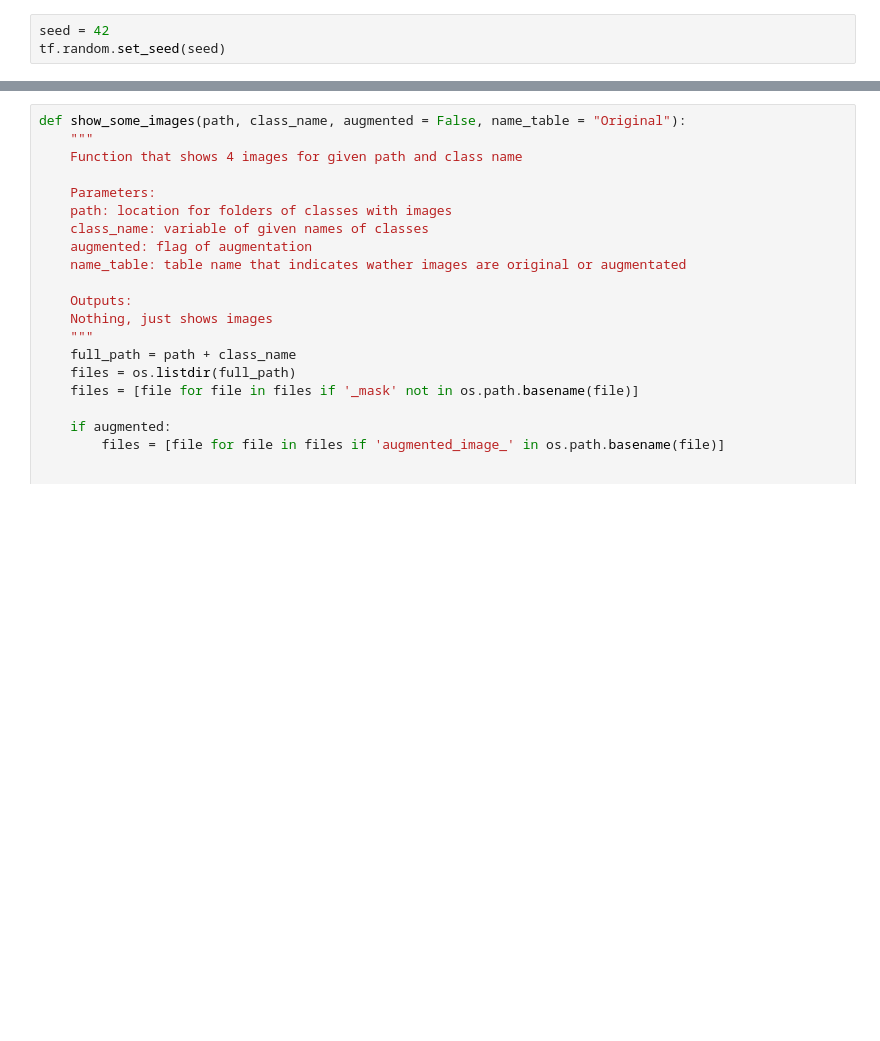
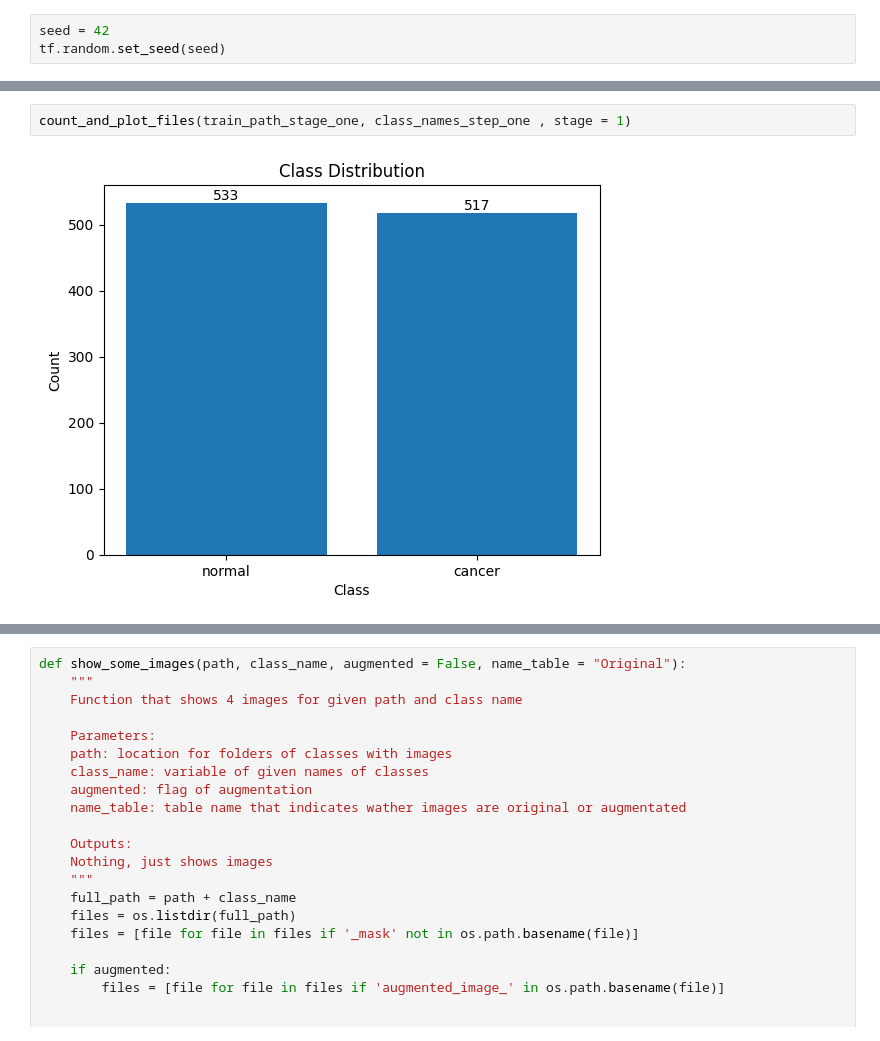
Before and after one commit to SergeyAkh/Breast-Cancer, a Jupyter notebook: Breast Cancer.ipynb, the cells around one changed output, grey strips where cells are left out. Drawn from its saved outputs; the diff is of its cells as text; blank space fills up the shorter version.

```diff
--- a/Breast Cancer.ipynb
+++ b/Breast Cancer.ipynb
@@ -201,3 +194,7 @@ for class_name in class_names:
+# %%
+count_and_plot_files(train_path_stage_one, class_names_step_one , stage = 1)
+# %% [output]
+[figure, added]
 # %%
 # Function for splitting dataset
 
```
Also changed, not shown: parts of 47 cells of this notebook.
